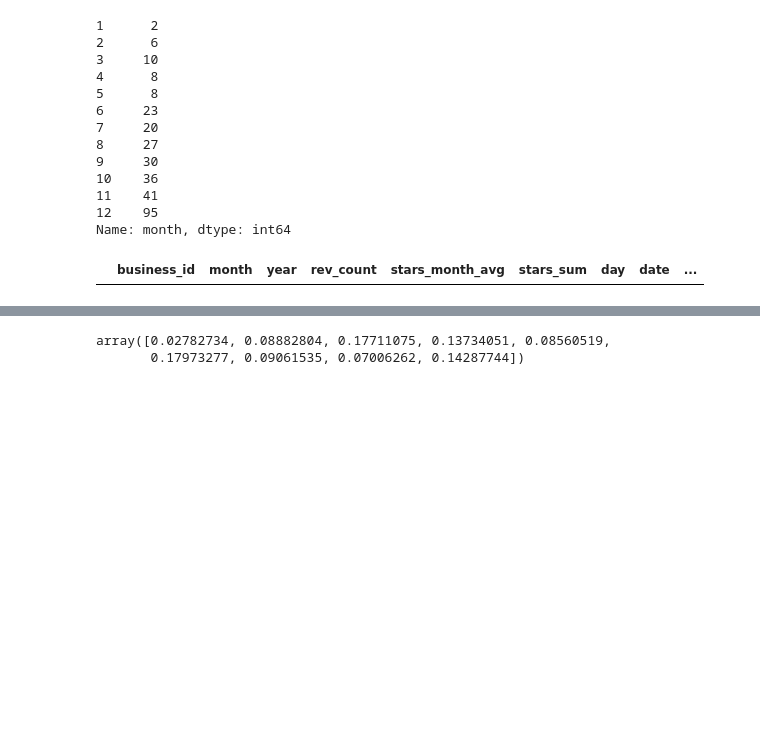
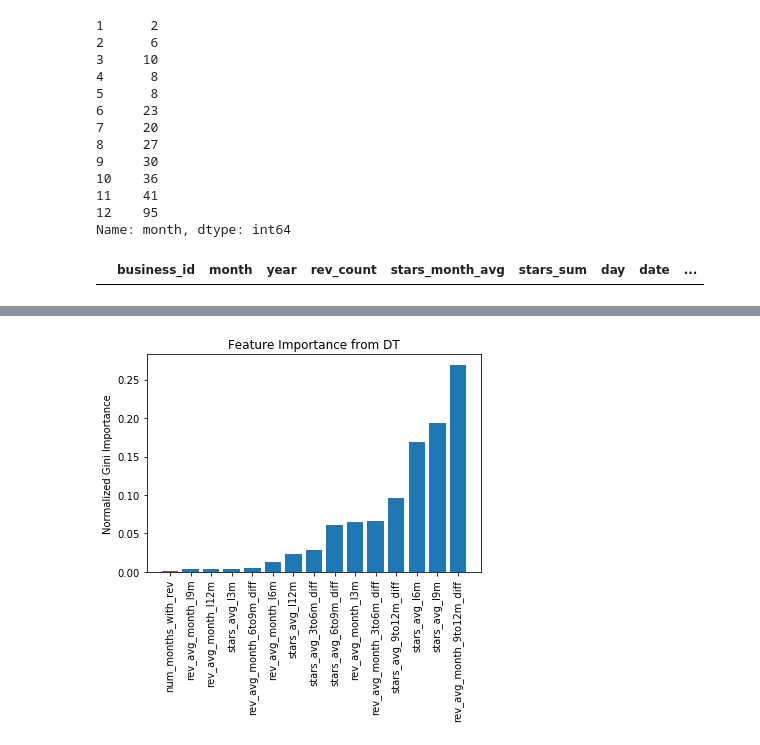
Before and after one commit to ChrisIck/DS101_Project, a Jupyter notebook: yelp_eda_prod.ipynb, the cells around one changed output, grey strips where cells are left out. Cells and saved outputs as stored; diff of their text form; code cells hidden in the pictures; blank space fills up the shorter version.

```diff
--- a/yelp_eda_prod.ipynb
+++ b/yelp_eda_prod.ipynb
@@ -458,0 +474,3 @@ data_prepped.head()
+# %%
+data_prepped = pd.read_csv('data_prepped.csv', index_col=0)
+data_prepped.head()
@@ -462,3 +489,8 @@ from sklearn.model_selection import train_test_split
 X = data_prepped.drop(['open_date','business_id','target'],1)
 y = data_prepped.target
 X_train, X_test, y_train, y_test = train_test_split(X, y, test_size=0.2, random_state=42, stratify=y)
+X_train = X_train.reset_index(drop=True)
+y_train = y_train.reset_index(drop=True)
+
+print(y_train.count(), y_train.sum(), y_train.sum()/y_train.count())
+print(y_test.count(), y_test.sum(), y_test.sum()/y_test.count())
@@ -485,7 +505,7 @@ from sklearn.tree import DecisionTreeClassifier
 #     clf.fit(X_train, y_train)
 #     print('min_samples_leaf: {}'.format(min_leaf))
 #     print(clf.score(X_test,y_test))
-min_leaf=15
+min_leaf=20
 clf = DecisionTreeClassifier(random_state=0, min_samples_leaf=min_leaf)
 clf.fit(X_train, y_train)
 print('min_samples_leaf: {}'.format(min_leaf))
@@ -500,5 +520,12 @@ min_samples_leaf: 15
-# %%
-clf.feature_importances_
-# %% [output]
-array([0.02782734, 0.08882804, 0.17711075, 0.13734051, 0.08560519,
-       0.17973277, 0.09061535, 0.07006262, 0.14287744])
+# %%
+fig, ax = plt.subplots()
+imp = clf.feature_importances_
+idx = imp.argsort()
+ax.bar(np.arange(len(imp)), imp[idx])
+ax.set_xticks(np.arange(len(imp)))
+ax.set_xticklabels(X_test.columns[idx], rotation=90)
+ax.set_ylabel('Normalized Gini Importance')
+ax.set_title('Feature Importance from DT')
+plt.show()
+# %% [output]
+[figure, added]
```
Also changed, not shown: parts of 58 cells of this notebook.
